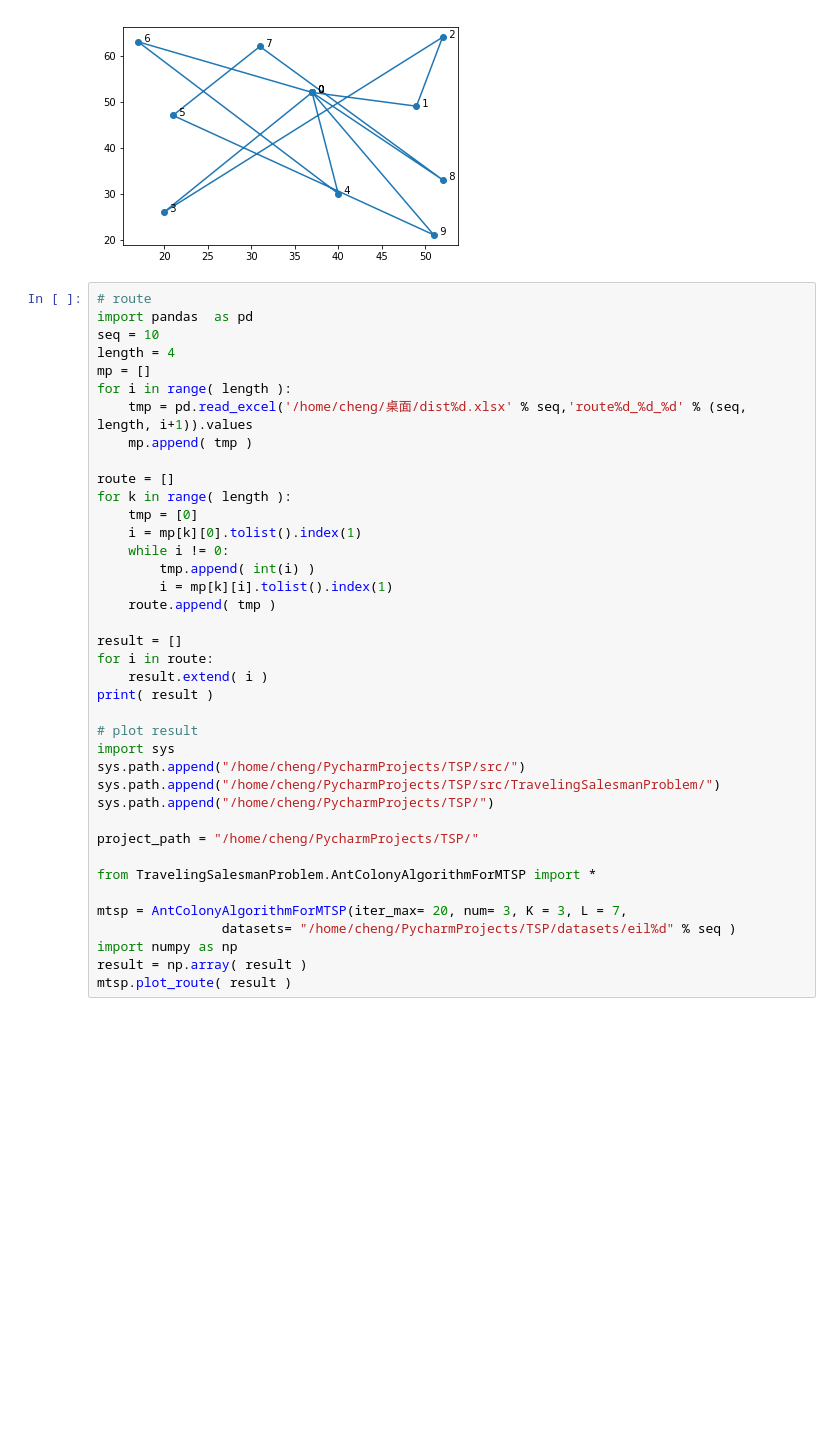
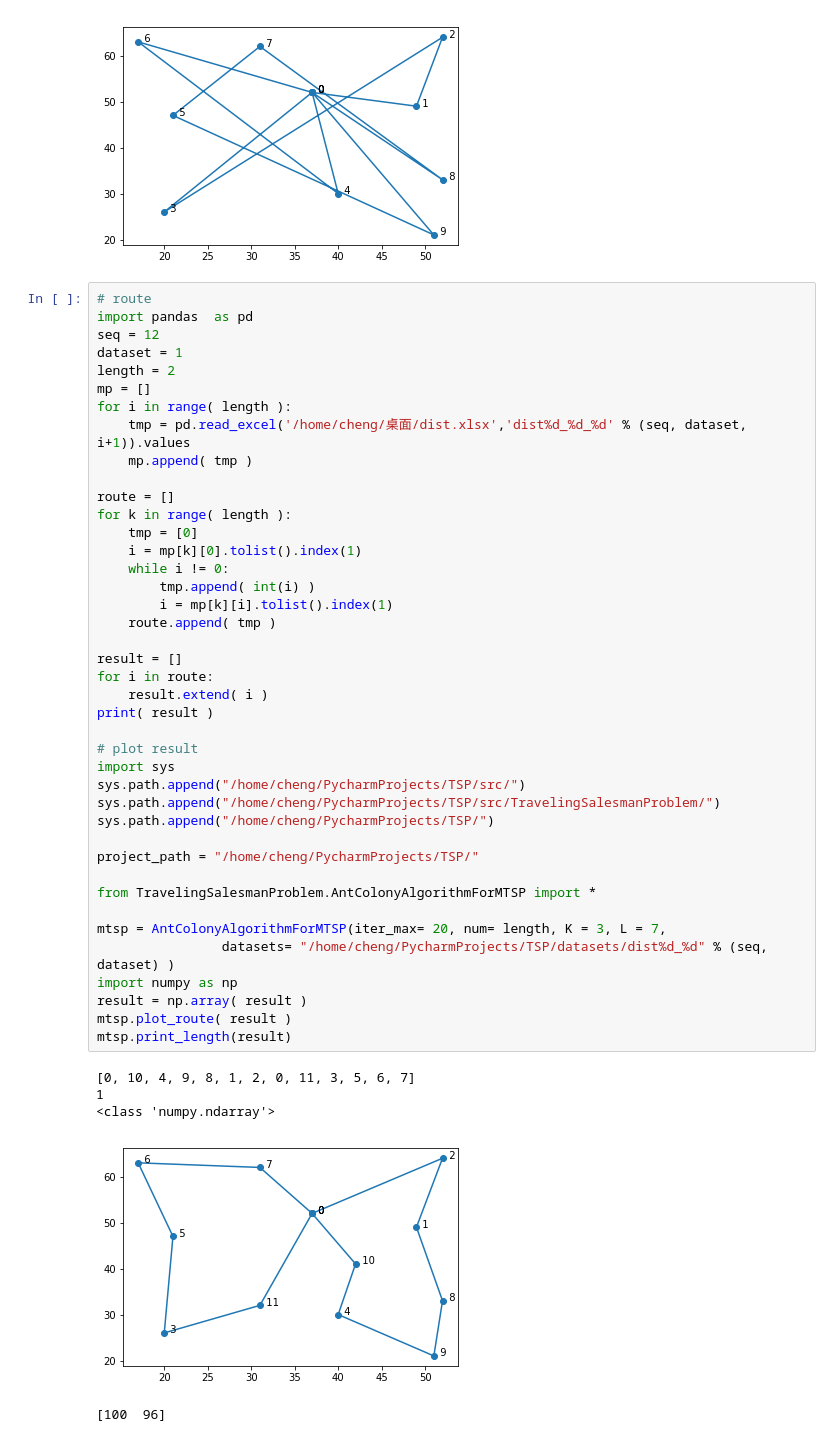
Before and after one commit to 2016cxg/MinMax-MTSP-based-on-limited-cities-ACO-and-cross-avoidance, a Jupyter notebook: src/test_on_ant_colony_algorithm_for_mtsp.ipynb, the cells around one changed output. Cells and saved outputs as stored; diff of their text form; blank space fills up the shorter version.

```diff
--- a/src/test_on_ant_colony_algorithm_for_mtsp.ipynb
+++ b/src/test_on_ant_colony_algorithm_for_mtsp.ipynb
@@ -171,39 +171,47 @@ mtsp.plot_route( result )
 # %%
 # route
 import pandas  as pd
-seq = 10
-length = 4
+seq = 12
+dataset = 1
+length = 2
 mp = []
 for i in range( length ):
-    tmp = pd.read_excel('/home/cheng/桌面/dist%d.xlsx' % seq,'route%d_%d_%d' % (seq, length, i+1)).values
+    tmp = pd.read_excel('/home/cheng/桌面/dist.xlsx','dist%d_%d_%d' % (seq, dataset, i+1)).values
     mp.append( tmp )
 
 route = []
 for k in range( length ):
     tmp = [0]
     i = mp[k][0].tolist().index(1)
     while i != 0:
         tmp.append( int(i) )
         i = mp[k][i].tolist().index(1)
     route.append( tmp )
 
 result = []
 for i in route:
     result.extend( i )
 print( result )
 
 # plot result
 import sys
 sys.path.append("/home/cheng/PycharmProjects/TSP/src/")
 sys.path.append("/home/cheng/PycharmProjects/TSP/src/TravelingSalesmanProblem/")
 sys.path.append("/home/cheng/PycharmProjects/TSP/")
 
 project_path = "/home/cheng/PycharmProjects/TSP/"
 
 from TravelingSalesmanProblem.AntColonyAlgorithmForMTSP import *
 
-mtsp = AntColonyAlgorithmForMTSP(iter_max= 20, num= 3, K = 3, L = 7,
-                datasets= "/home/cheng/PycharmProjects/TSP/datasets/eil%d" % seq )
+mtsp = AntColonyAlgorithmForMTSP(iter_max= 20, num= length, K = 3, L = 7,
+                datasets= "/home/cheng/PycharmProjects/TSP/datasets/dist%d_%d" % (seq, dataset) )
 import numpy as np
 result = np.array( result )
 mtsp.plot_route( result )
+mtsp.print_length(result)
+# %% [output]
+[0, 10, 4, 9, 8, 1, 2, 0, 11, 3, 5, 6, 7]
+1
+<class 'numpy.ndarray'>
+[figure, added]
+[100  96]
```
Also changed, not shown: 1 other file.
